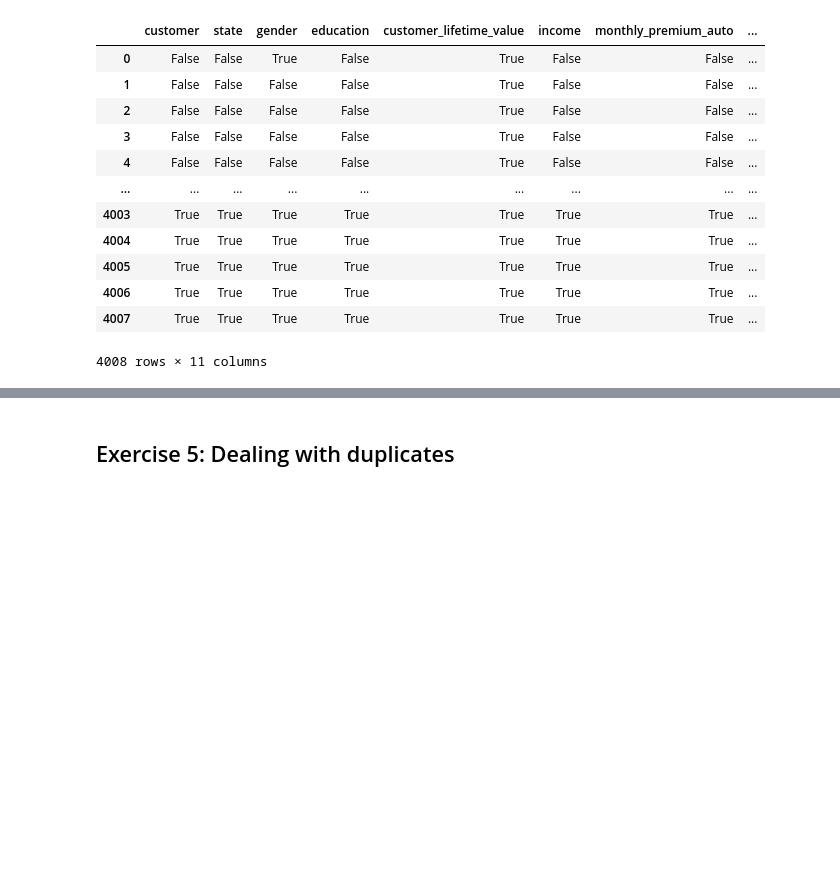
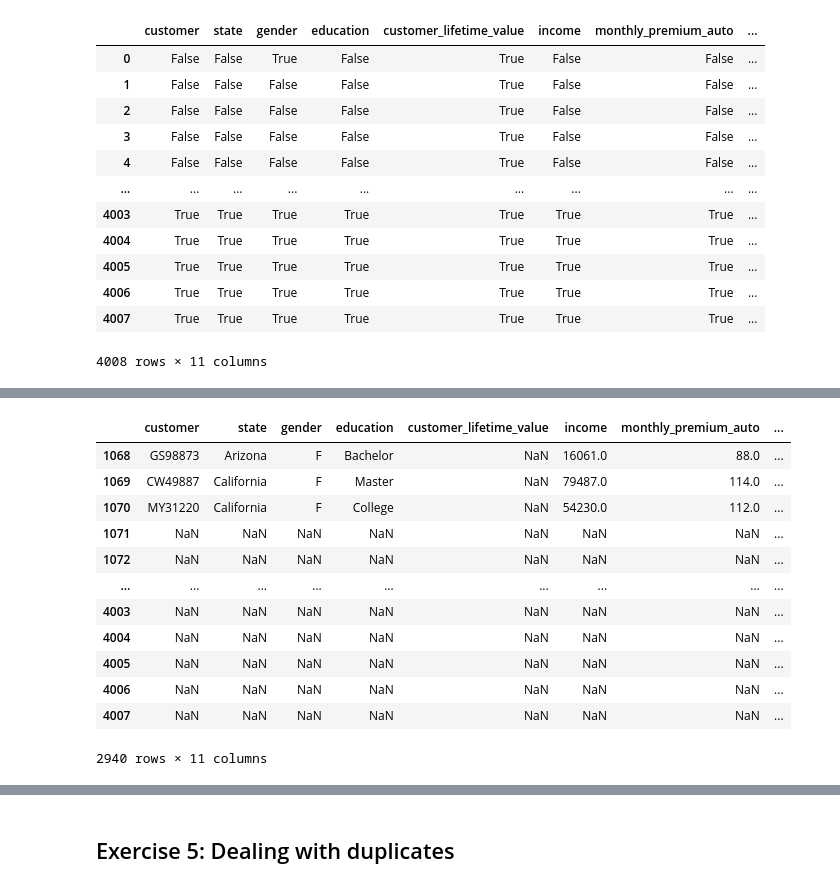
Before and after one commit to pdesgrip/lab-dw-data-cleaning-and-formatting, a Jupyter notebook: lab-dw-data-cleaning-and-formatting.ipynb, the cells around one changed output, grey strips where cells are left out. Cells and saved outputs as stored; diff of their text form; code cells hidden in the pictures; blank space fills up the shorter version.

```diff
--- a/lab-dw-data-cleaning-and-formatting.ipynb
+++ b/lab-dw-data-cleaning-and-formatting.ipynb
@@ -263,0 +301,16 @@ file1.isna()
+# %%
+file1[file1['customer_lifetime_value'].isna()==True].tail(2940) # checking rows that are null based on a specific column
+# %% [output]
+|  | customer | state | gender | education | customer_lifetime_value | income | monthly_premium_auto | ... |
+| 1068 | GS98873 | Arizona | F | Bachelor | NaN | 16061.0 | 88.0 | ... |
+| 1069 | CW49887 | California | F | Master | NaN | 79487.0 | 114.0 | ... |
+| 1070 | MY31220 | California | F | College | NaN | 54230.0 | 112.0 | ... |
+| 1071 | NaN | NaN | NaN | NaN | NaN | NaN | NaN | ... |
+| 1072 | NaN | NaN | NaN | NaN | NaN | NaN | NaN | ... |
+| ... | ... | ... | ... | ... | ... | ... | ... | ... |
+| 4003 | NaN | NaN | NaN | NaN | NaN | NaN | NaN | ... |
+| 4004 | NaN | NaN | NaN | NaN | NaN | NaN | NaN | ... |
+| 4005 | NaN | NaN | NaN | NaN | NaN | NaN | NaN | ... |
+| 4006 | NaN | NaN | NaN | NaN | NaN | NaN | NaN | ... |
+| 4007 | NaN | NaN | NaN | NaN | NaN | NaN | NaN | ... |
+2940 rows × 11 columns
```
Also changed, not shown: parts of 28 cells of this notebook.
